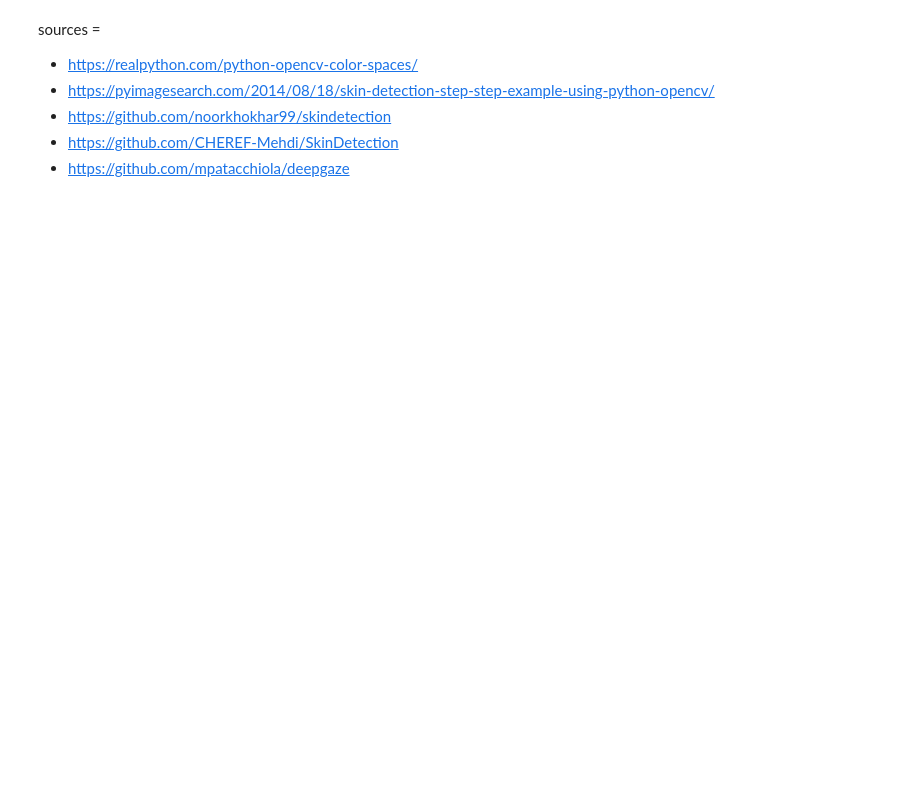
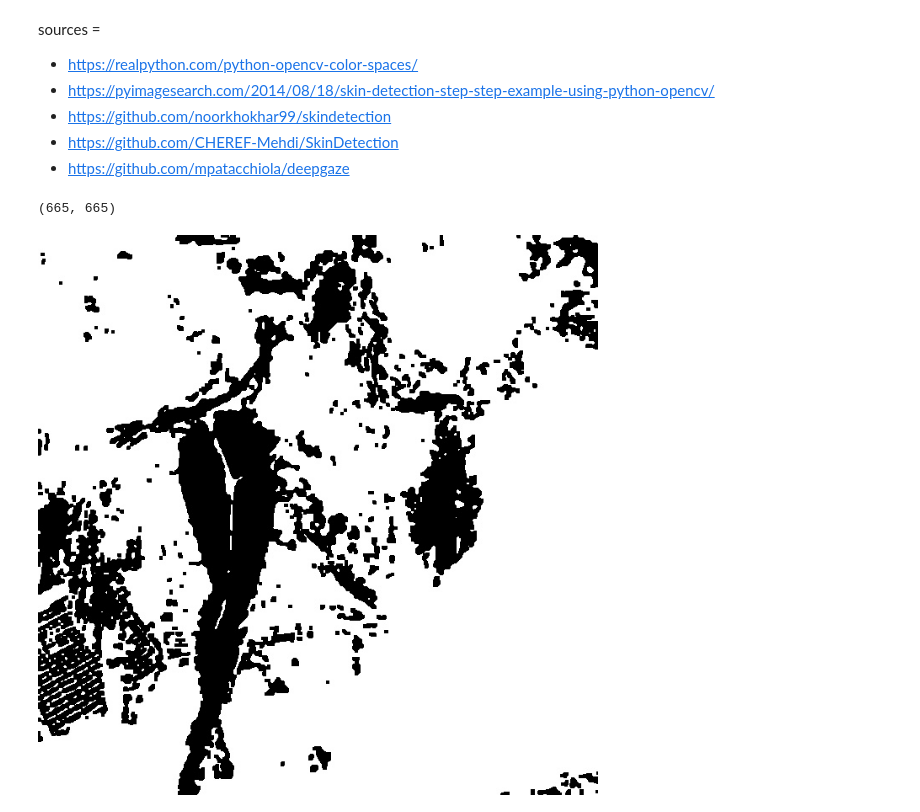
Before and after one commit to danielgvb/network_science, a Jupyter notebook: 2_image_processing/3_skin_exposure.ipynb, the cells around one changed output. Saved outputs shown, nothing was run; the diff lists cells and outputs as text; code cells hidden in the pictures; blank space fills up the shorter version.

```diff
--- a/2_image_processing/3_skin_exposure.ipynb
+++ b/2_image_processing/3_skin_exposure.ipynb
@@ -45,0 +37,4 @@ cv2.imwrite("tomb_rider_2_filtered.jpg", image_filtered) #Save the filtered imag
+# %%
+global_result
+# %% [output]
+(665, 665)
@@ -45,0 +51,5 @@ cv2.imwrite("tomb_rider_2_filtered.jpg", image_filtered) #Save the filtered imag
+# %%
+raw_image = Image.open('Global_Result.jpg').convert('RGB')
+raw_image
+# %% [output]
+[figure, added]
```
Also changed, not shown: parts of 2 cells of this notebook, 6 other files.
